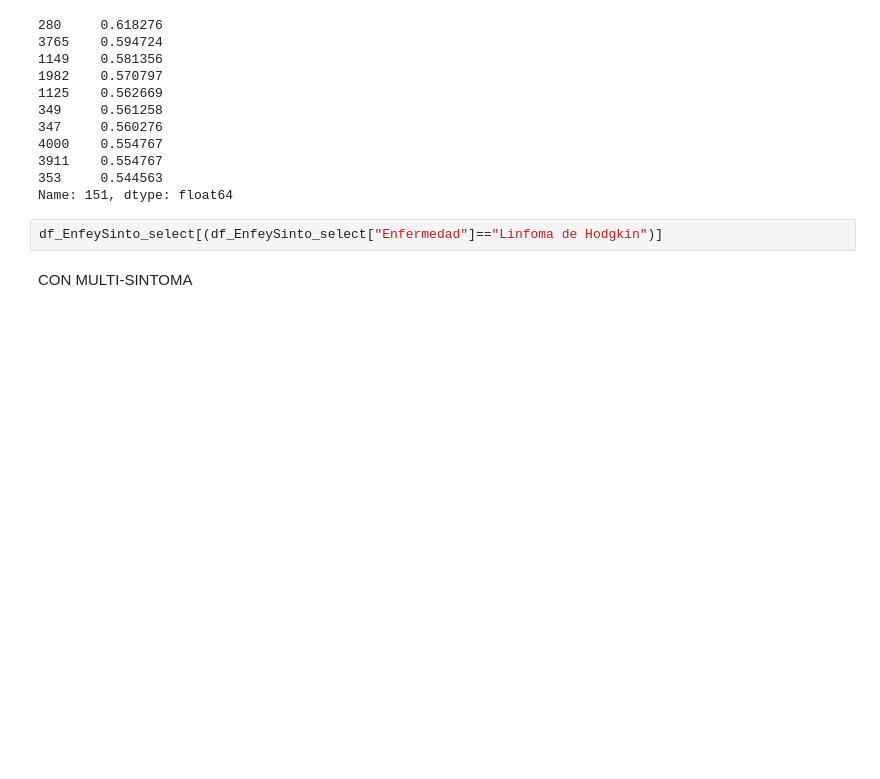
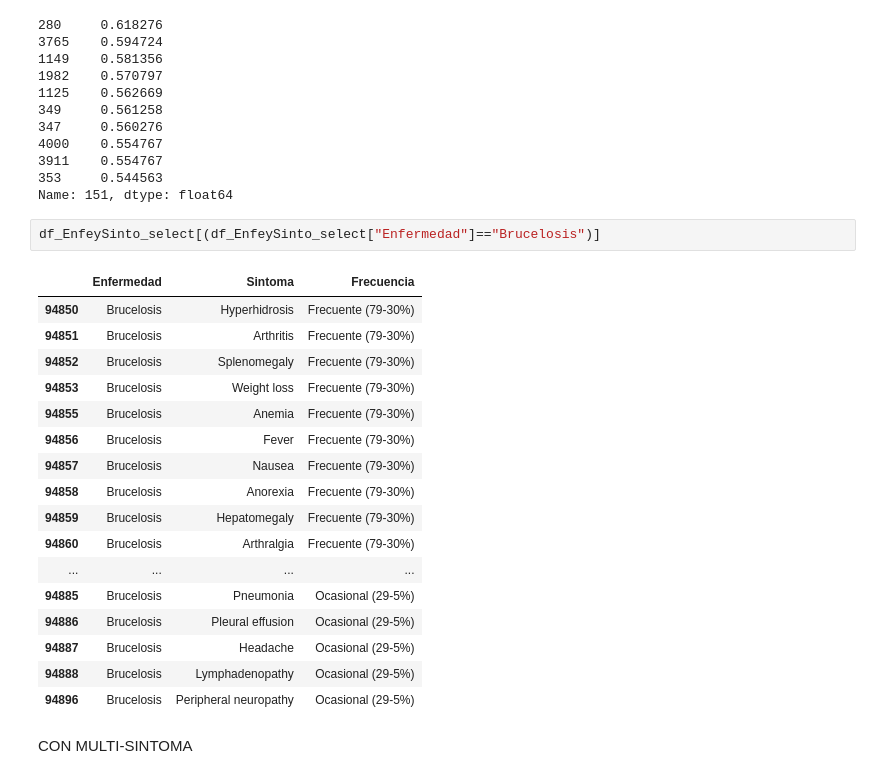
Before and after one commit to gpalomares2022/Kedro_real_project, a Jupyter notebook: notebooks/NotebookTFM16M.ipynb, the cells around one changed output. Saved outputs shown, nothing was run; the diff lists cells and outputs as text; blank space fills up the shorter version.

```diff
--- a/notebooks/NotebookTFM16M.ipynb
+++ b/notebooks/NotebookTFM16M.ipynb
@@ -617,7 +666,25 @@ vector_enfermedades_scoring
 353     0.544563
 Name: 151, dtype: float64
 # %%
-df_EnfeySinto_select[(df_EnfeySinto_select["Enfermedad"]=="Linfoma de Hodgkin")]
+df_EnfeySinto_select[(df_EnfeySinto_select["Enfermedad"]=="Brucelosis")]
+# %% [output]
+|  | Enfermedad | Sintoma | Frecuencia |
+| 94850 | Brucelosis | Hyperhidrosis | Frecuente (79-30%) |
+| 94851 | Brucelosis | Arthritis | Frecuente (79-30%) |
+| 94852 | Brucelosis | Splenomegaly | Frecuente (79-30%) |
+| 94853 | Brucelosis | Weight loss | Frecuente (79-30%) |
+| 94855 | Brucelosis | Anemia | Frecuente (79-30%) |
+| 94856 | Brucelosis | Fever | Frecuente (79-30%) |
+| 94857 | Brucelosis | Nausea | Frecuente (79-30%) |
+| 94858 | Brucelosis | Anorexia | Frecuente (79-30%) |
+| 94859 | Brucelosis | Hepatomegaly | Frecuente (79-30%) |
+| 94860 | Brucelosis | Arthralgia | Frecuente (79-30%) |
+| ... | ... | ... | ... |
+| 94885 | Brucelosis | Pneumonia | Ocasional (29-5%) |
+| 94886 | Brucelosis | Pleural effusion | Ocasional (29-5%) |
+| 94887 | Brucelosis | Headache | Ocasional (29-5%) |
+| 94888 | Brucelosis | Lymphadenopathy | Ocasional (29-5%) |
+| 94896 | Brucelosis | Peripheral neuropathy | Ocasional (29-5%) |
 # %% [markdown]
  CON MULTI-SINTOMA
 # %%
```
Also changed, not shown: parts of 11 cells of this notebook, 5 other files.
